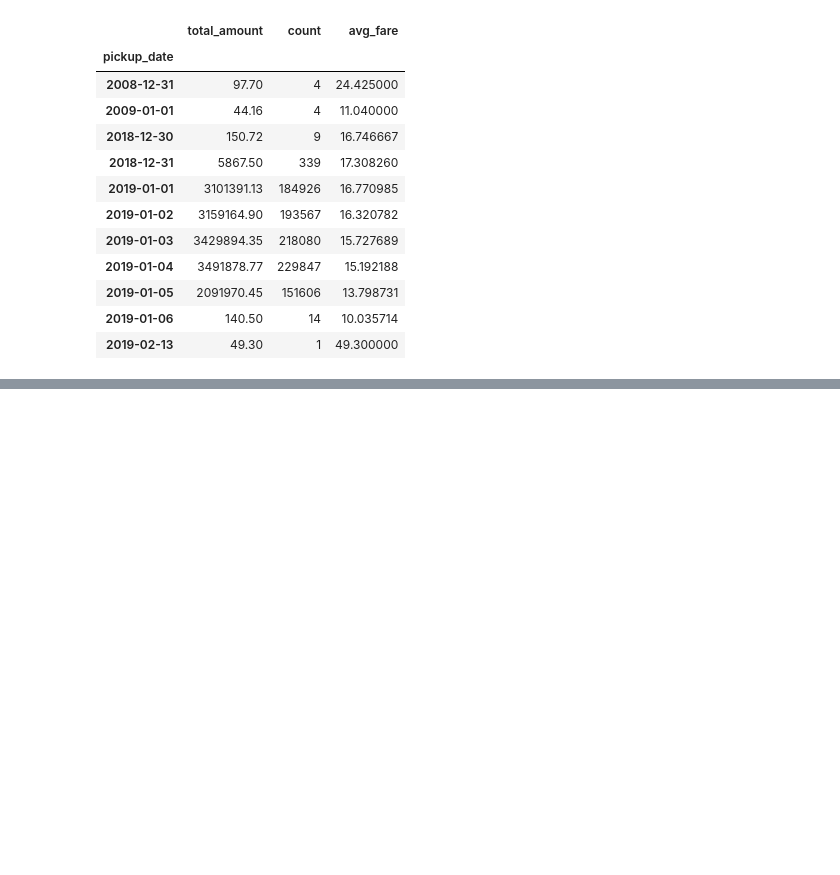
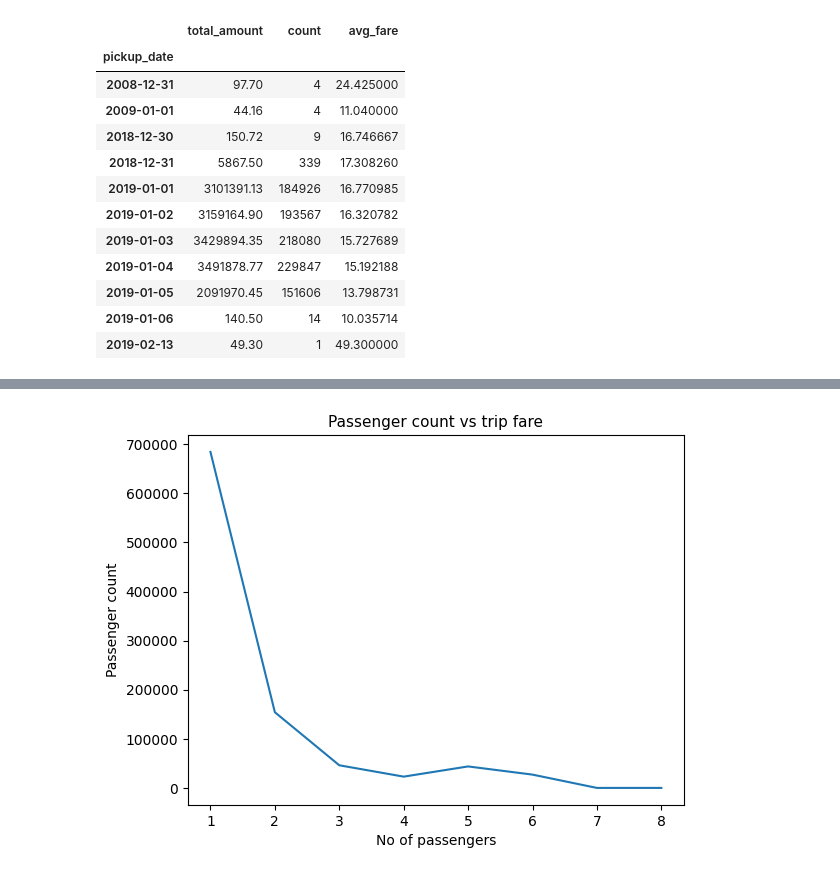
Before and after one commit to ronylpatil/ETL-Pipeline, a Jupyter notebook: notebooks/preprocessing.ipynb, the cells around one changed output, grey strips where cells are left out. Drawn from its saved outputs; the diff is of its cells as text; code cells hidden in the pictures; blank space fills up the shorter version.

```diff
--- a/notebooks/preprocessing.ipynb
+++ b/notebooks/preprocessing.ipynb
@@ -235,0 +314,12 @@ agg
+# %%
+# passanger count vs trip fare
+case2 = df.groupby(['passenger_count']).size().reset_index().rename(columns = {0: 'total_passenger'})
+
+sns.lineplot(data = case2, x = 'passenger_count', y = 'total_passenger')
+plt.xlabel('No of passengers')
+plt.ylabel('Passenger count')
+plt.title('Passenger count vs trip fare', fontdict={"fontsize": 11})
+plt.savefig('../reports/figures/pass_vs_fare.png', bbox_inches='tight')
+plt.show()
+# %% [output]
+[figure, added]
```
Also changed, not shown: parts of 10 cells of this notebook, 3 other files.
